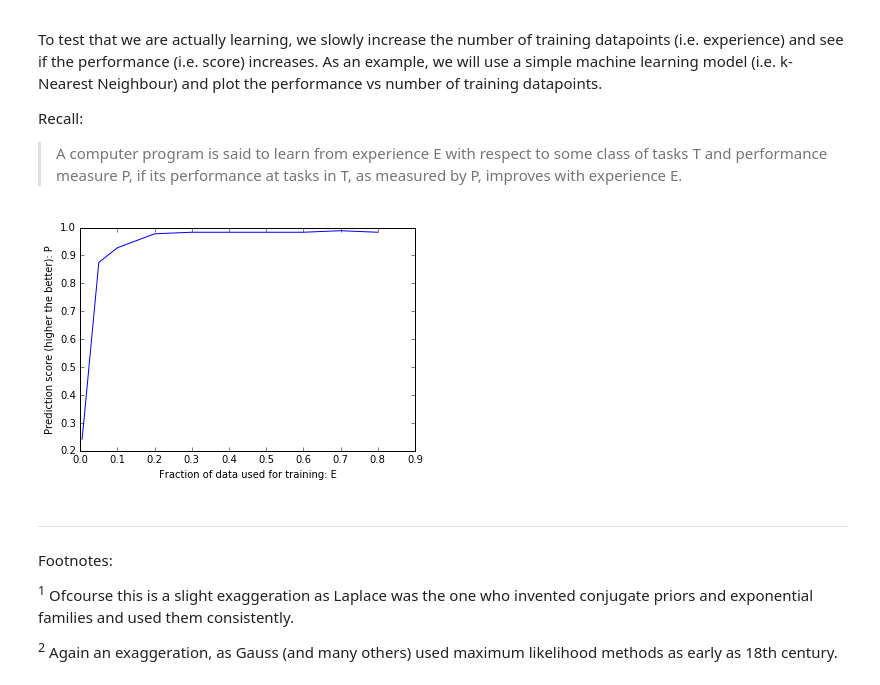
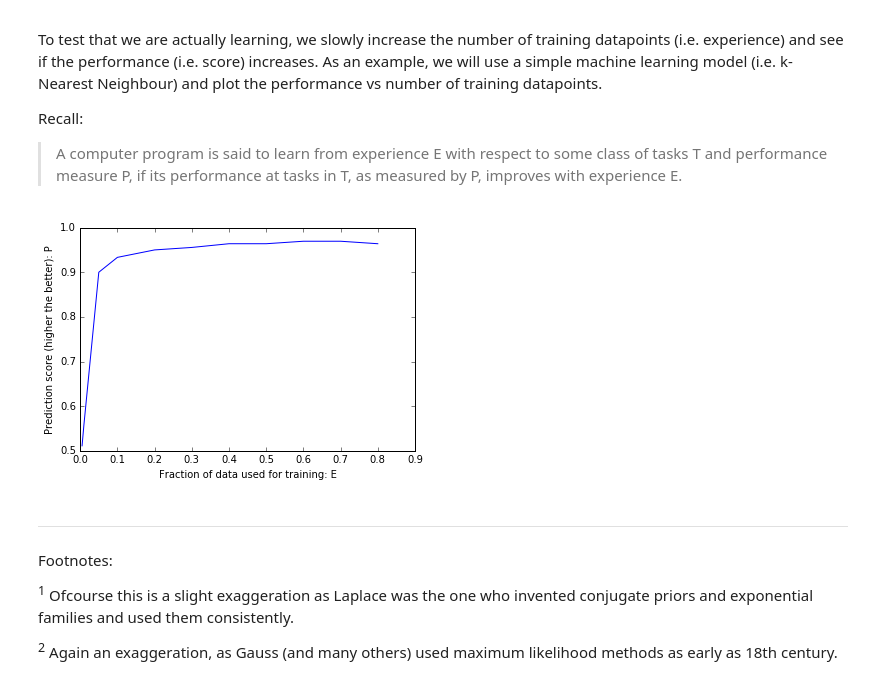
Before and after one commit to niketanpansare/systemml-book, a Jupyter notebook: Chapter1_Introduction.ipynb, the cells around one changed output. Saved outputs shown, nothing was run; the diff lists cells and outputs as text; code cells hidden in the pictures.

Commit message:
Updating chapter 1 with systemml example

```diff
--- a/Chapter1_Introduction.ipynb
+++ b/Chapter1_Introduction.ipynb
@@ -218,28 +218,32 @@ Recall:
 # %%
 %matplotlib inline
 import matplotlib.pyplot as plt
-from sklearn import datasets, neighbors
+from sklearn import datasets
+from sklearn.utils import shuffle
+from systemml.mllearn import LogisticRegression
+from pyspark.sql import SQLContext
+sqlCtx = SQLContext(sc)
 digits = datasets.load_digits()
 X_digits = digits.data
 y_digits = digits.target
 X_digits, y_digits  = shuffle(X_digits, y_digits, random_state=0)
 n_samples = len(X_digits)
 X_test = X_digits[int(.8 * n_samples):]
 y_test = y_digits[int(.8 * n_samples):]
 training_fraction = [0.005, 0.01, 0.05, 0.1, 0.2, 0.3, 0.4, 0.5, 0.6, 0.7, 0.8]
 scores = []
 for frac in training_fraction:
     X_train = X_digits[:int(frac * n_samples)]
     y_train = y_digits[:int(frac * n_samples)]
-    classifier = neighbors.KNeighborsClassifier()
+    classifier = LogisticRegression(sqlCtx)
     score = classifier.fit(X_train, y_train).score(X_test, y_test)
     scores = scores + [ score ]
 plt.plot(training_fraction, scores)
 plt.xlabel('Fraction of data used for training: E')
 plt.ylabel('Prediction score (higher the better): P')
 plt.show()
 # %% [output]
-[figure, old version]
+[figure, new version]
 # %% [markdown]
 ---
 
```
